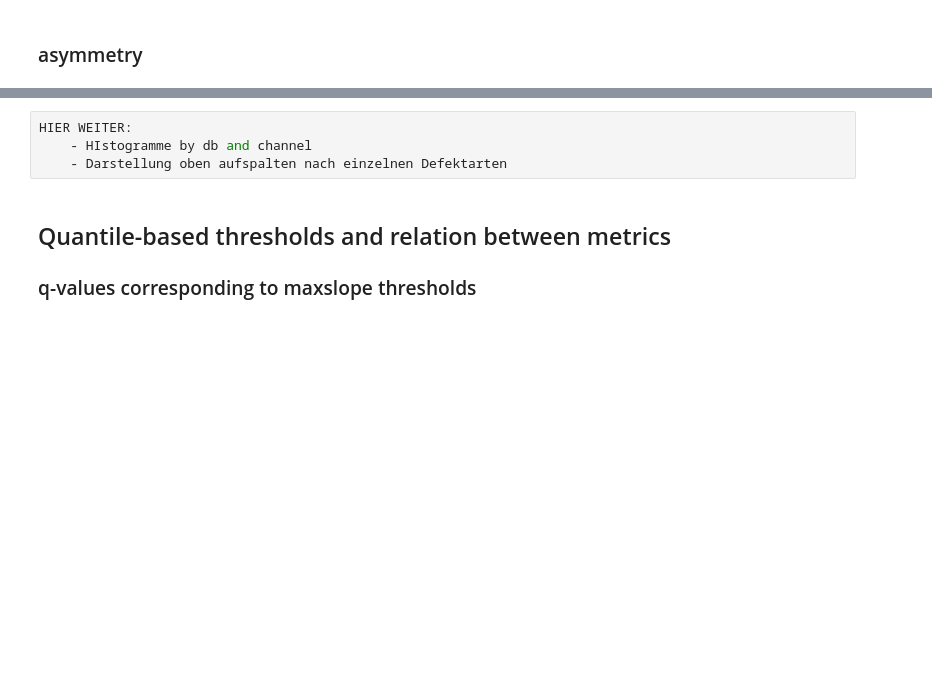
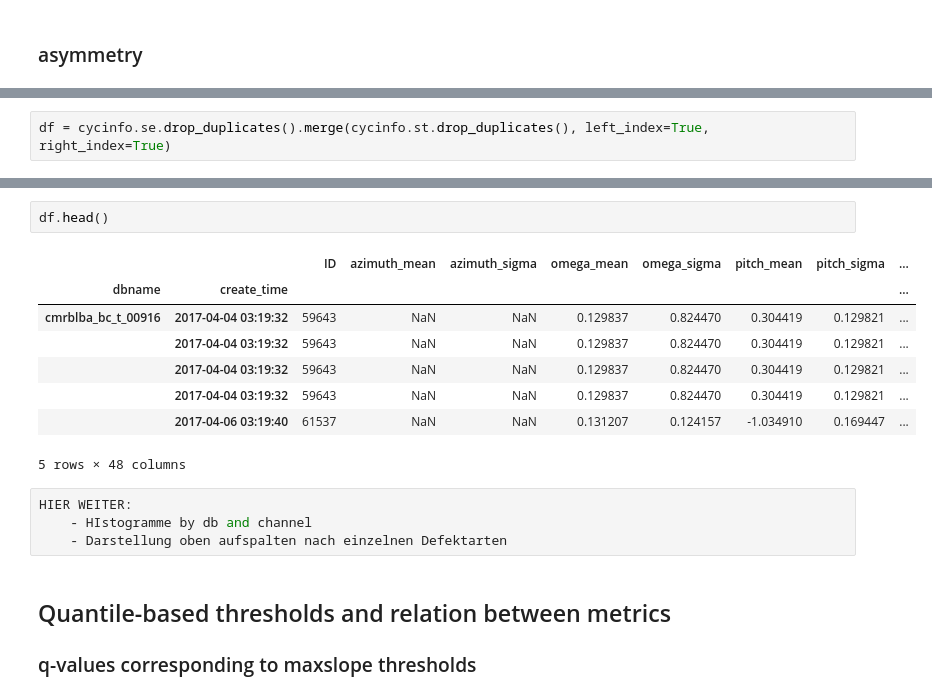
Before and after one commit to ChristianKuehnert/wms, a Jupyter notebook: defects_asym_and_maxslope_normal.ipynb, the cells around one changed output, grey strips where cells are left out. Cells and saved outputs as stored; diff of their text form; blank space fills up the shorter version.

```diff
--- a/defects_asym_and_maxslope_normal.ipynb
+++ b/defects_asym_and_maxslope_normal.ipynb
@@ -585,0 +655,2 @@ plot_hists_by_db(ctrdbs, cycinfo, 'asym95_m0std1_split', bins=np.arange(0, 3.5,
+# %%
+df = cycinfo.se.drop_duplicates().merge(cycinfo.st.drop_duplicates(), left_index=True, right_index=True)
@@ -586,3 +667,14 @@ plot_hists_by_db(ctrdbs, cycinfo, 'asym95_m0std1_split', bins=np.arange(0, 3.5,
+# %%
+df.head()
+# %% [output]
+|  |  | ID | azimuth_mean | azimuth_sigma | omega_mean | omega_sigma | pitch_mean | pitch_sigma | ... |
+| dbname | create_time |  |  |  |  |  |  |  | ... |
+| cmrblba_bc_t_00916 | 2017-04-04 03:19:32 | 59643 | NaN | NaN | 0.129837 | 0.824470 | 0.304419 | 0.129821 | ... |
+|  | 2017-04-04 03:19:32 | 59643 | NaN | NaN | 0.129837 | 0.824470 | 0.304419 | 0.129821 | ... |
+|  | 2017-04-04 03:19:32 | 59643 | NaN | NaN | 0.129837 | 0.824470 | 0.304419 | 0.129821 | ... |
+|  | 2017-04-04 03:19:32 | 59643 | NaN | NaN | 0.129837 | 0.824470 | 0.304419 | 0.129821 | ... |
+|  | 2017-04-06 03:19:40 | 61537 | NaN | NaN | 0.131207 | 0.124157 | -1.034910 | 0.169447 | ... |
+5 rows × 48 columns
 # %%
 HIER WEITER:
     - HIstogramme by db and channel
```
Also changed, not shown: parts of 24 cells of this notebook.
